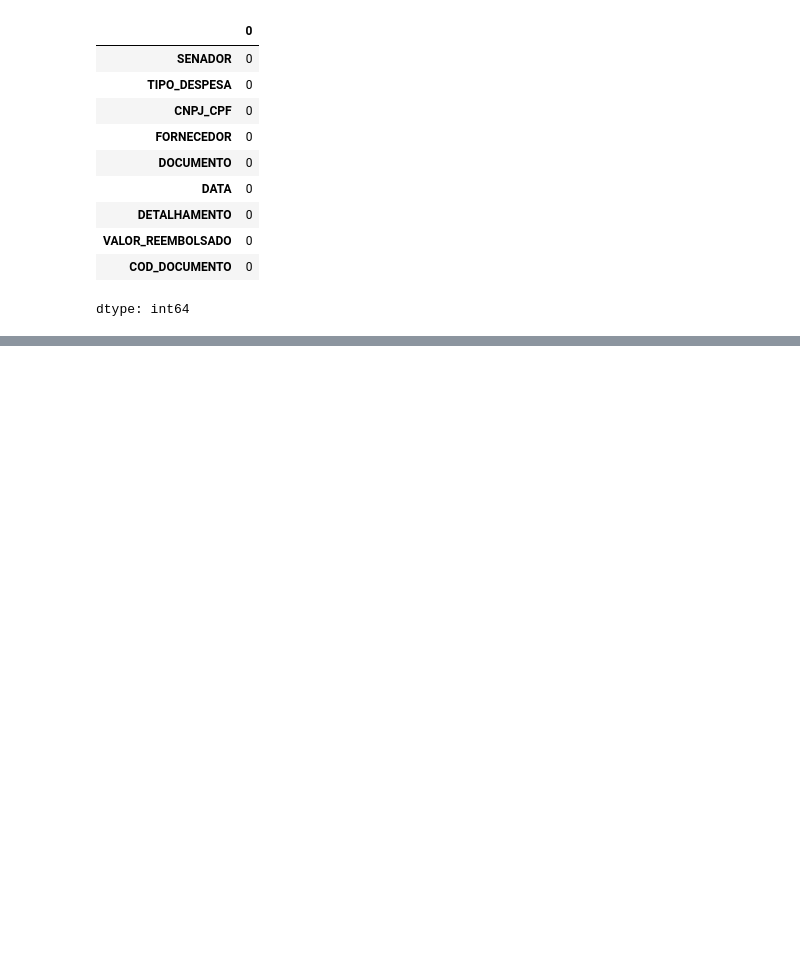
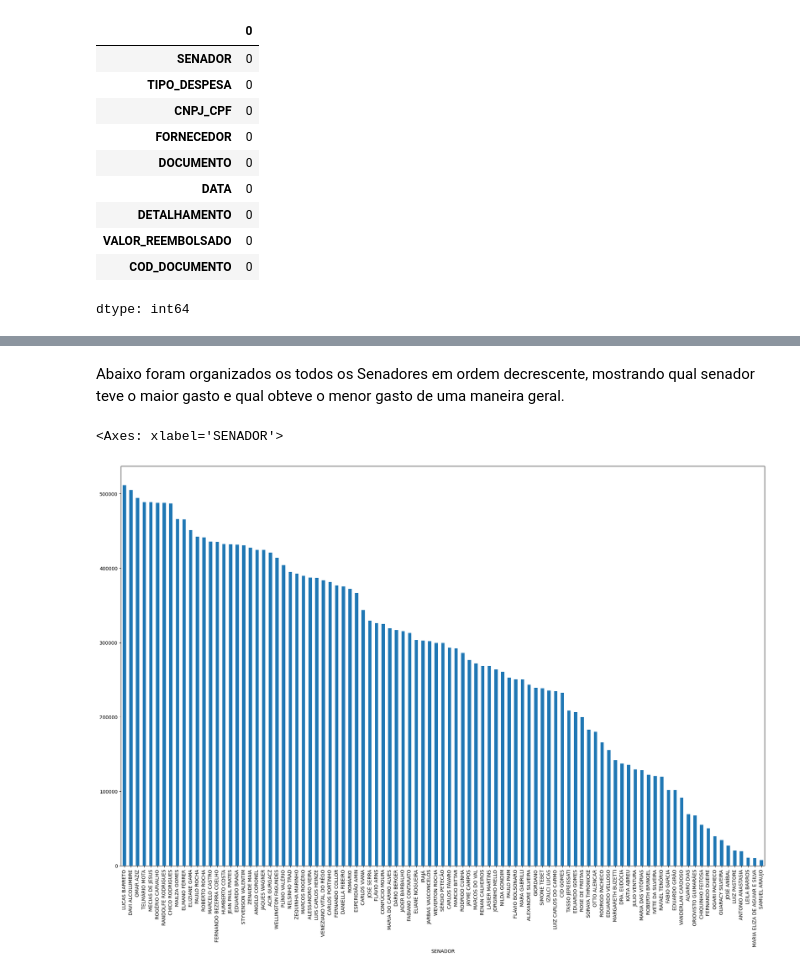
Before and after one commit to FelipeRFN/7_Days_Of_Code_Data_Science, a Jupyter notebook: 7_days_of_Code.ipynb, the cells around one changed output, grey strips where cells are left out. Cells and saved outputs as stored; diff of their text form; code cells hidden in the pictures; blank space fills up the shorter version.

```diff
--- a/7_days_of_Code.ipynb
+++ b/7_days_of_Code.ipynb
@@ -102,0 +112,11 @@ dtype: int64
+# %%
+# Criando uma nova coluna 'DATA_2022' com o ano 2022
+df['DATA_2022'] = pd.to_datetime({'year': 2022, 'month': df['DATA'].dt.month, 'day': df['DATA'].dt.day})
+
+# Substituindo a coluna original pela nova coluna
+df['DATA'] = df['DATA_2022']
+
+# Removendo a coluna temporária (opcional)
+df = df.drop('DATA_2022', axis=1)
+
+df['DATA']
@@ -102,0 +142,8 @@ dtype: int64
+# %% [markdown]
+Abaixo foram organizados os todos os Senadores em ordem decrescente, mostrando qual senador teve o maior gasto e qual obteve o menor gasto de uma maneira geral.
+# %%
+gastos_por_senador = df.groupby('SENADOR')['VALOR_REEMBOLSADO'].sum().sort_values(ascending=False)
+gastos_por_senador.plot(kind = 'bar', figsize = (24,15))
+# %% [output]
+<Axes: xlabel='SENADOR'>
+[figure, added]
```
Also changed, not shown: parts of 12 cells of this notebook.
